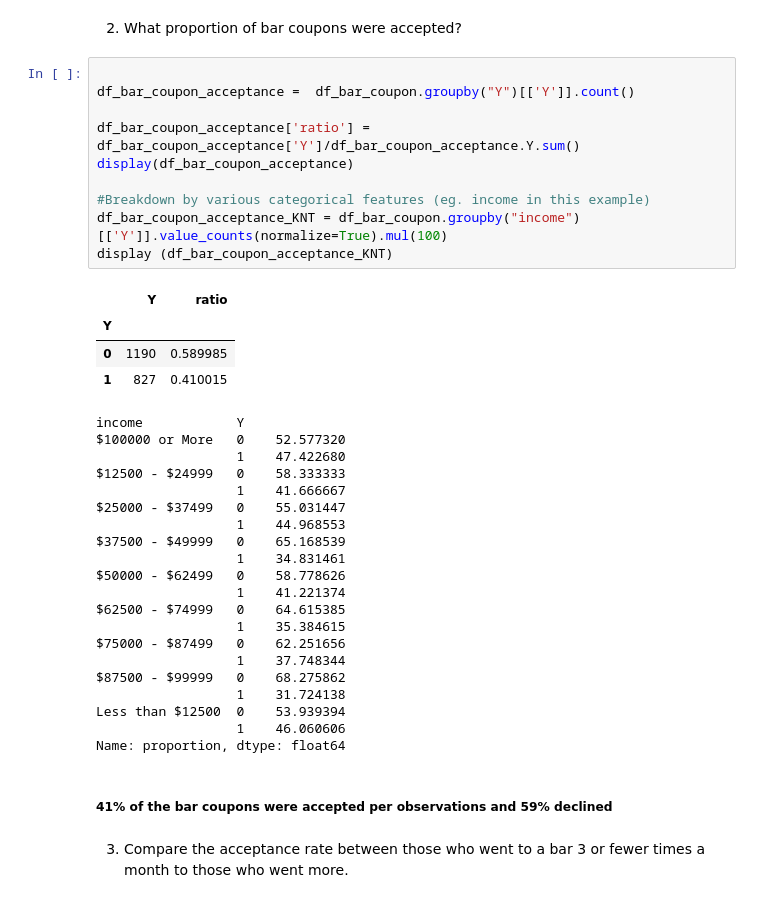
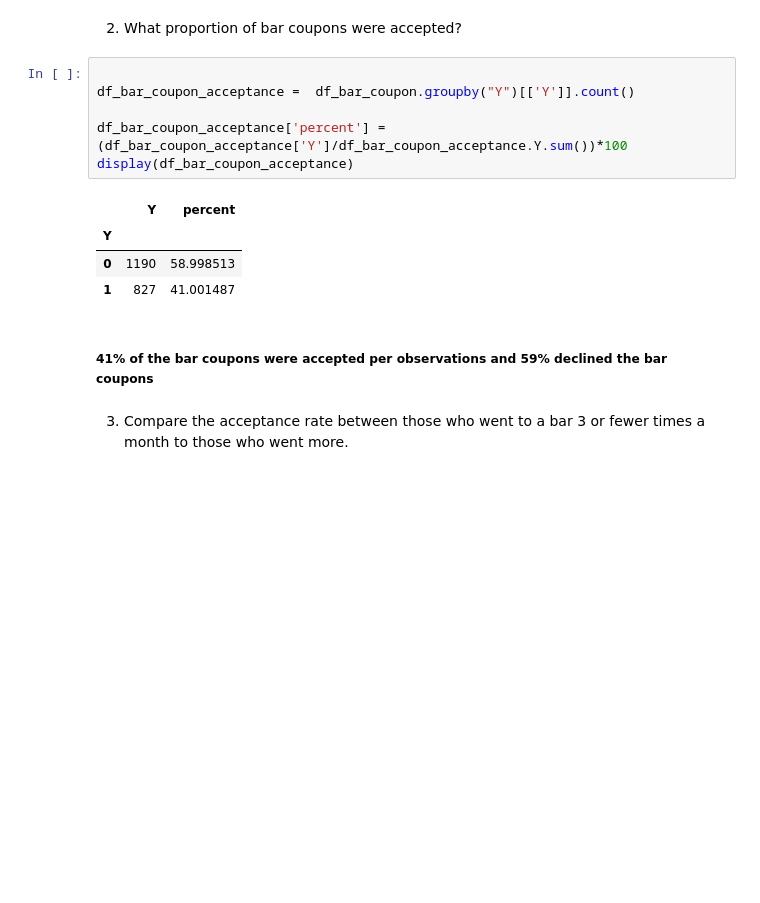
Before and after one commit to kesavan2017/ucbe-AIML-practical-application-51, a Jupyter notebook: prompt.ipynb, the cells around one changed output. Cells and saved outputs as stored; diff of their text form; blank space fills up the shorter version.

```diff
--- a/prompt.ipynb
+++ b/prompt.ipynb
@@ -293,40 +293,16 @@ Name: count, dtype: int64
 # %%
 
 df_bar_coupon_acceptance =  df_bar_coupon.groupby("Y")[['Y']].count()
 
-df_bar_coupon_acceptance['ratio'] = df_bar_coupon_acceptance['Y']/df_bar_coupon_acceptance.Y.sum()
+df_bar_coupon_acceptance['percent'] = (df_bar_coupon_acceptance['Y']/df_bar_coupon_acceptance.Y.sum())*100
 display(df_bar_coupon_acceptance)
-
-#Breakdown by various categorical features (eg. income in this example)
-df_bar_coupon_acceptance_KNT = df_bar_coupon.groupby("income")[['Y']].value_counts(normalize=True).mul(100)
-display (df_bar_coupon_acceptance_KNT)
 # %% [output]
-|  | Y | ratio |
+|  | Y | percent |
 | Y |  |  |
-| 0 | 1190 | 0.589985 |
-| 1 | 827 | 0.410015 |
+| 0 | 1190 | 58.998513 |
+| 1 | 827 | 41.001487 |
-income            Y
-$100000 or More   0    52.577320
-                  1    47.422680
-$12500 - $24999   0    58.333333
-                  1    41.666667
-$25000 - $37499   0    55.031447
-                  1    44.968553
-$37500 - $49999   0    65.168539
-                  1    34.831461
-$50000 - $62499   0    58.778626
-                  1    41.221374
-$62500 - $74999   0    64.615385
-                  1    35.384615
-$75000 - $87499   0    62.251656
-                  1    37.748344
-$87500 - $99999   0    68.275862
-                  1    31.724138
-Less than $12500  0    53.939394
-                  1    46.060606
-Name: proportion, dtype: float64
 # %% [markdown]
-##### 41% of the bar coupons were accepted per observations and 59% declined
+##### 41% of the bar coupons were accepted per observations and 59% declined the bar coupons
 # %% [markdown]
 3. Compare the acceptance rate between those who went to a bar 3 or fewer times a month to those who went more.
 # %%
```
Also changed, not shown: parts of 10 cells of this notebook.
